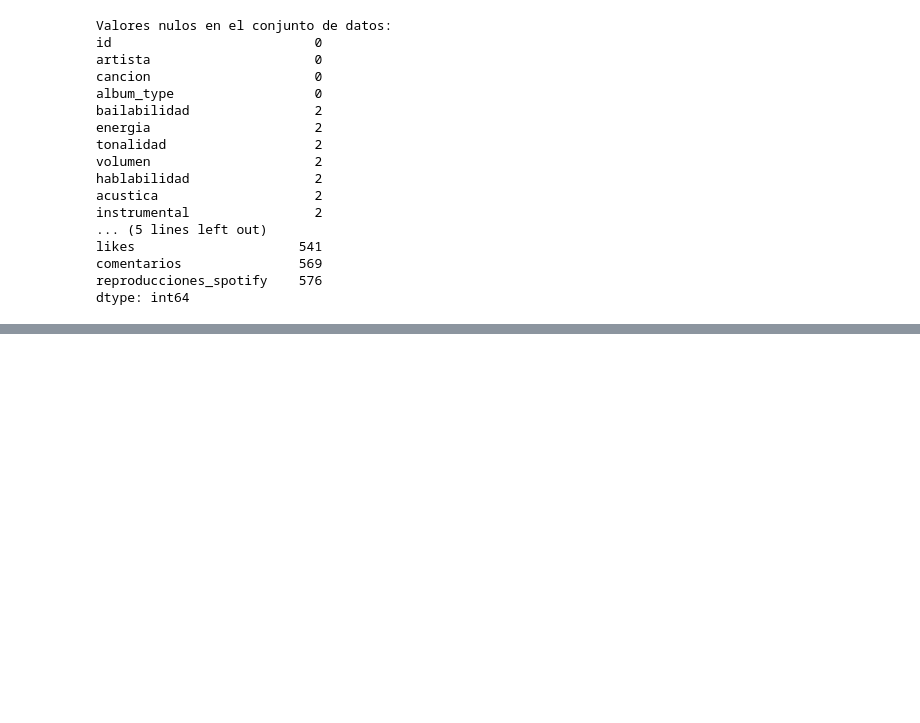
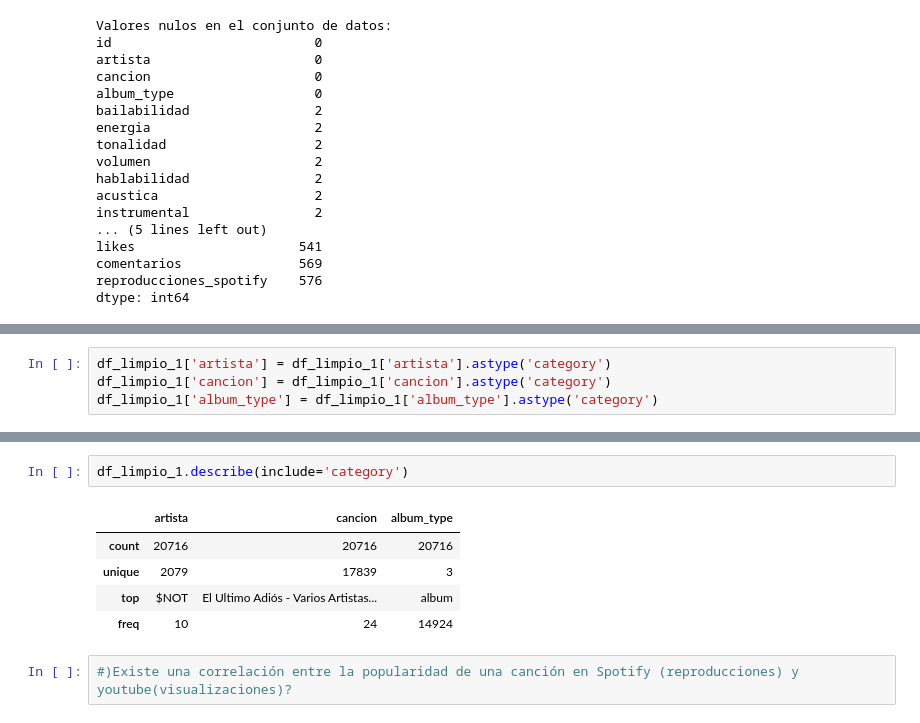
Before and after one commit to federico-700/TP1_spotify_youtube, a Jupyter notebook: Proyecto_spotify_youtube_parte_1_Domañski.ipynb, the cells around one changed output, grey strips where cells are left out. Cells and saved outputs as stored; diff of their text form; blank space fills up the shorter version.

```diff
--- a/Proyecto_spotify_youtube_parte_1_Domañski.ipynb
+++ b/Proyecto_spotify_youtube_parte_1_Domañski.ipynb
@@ -185,0 +269,4 @@ dtype: int64
+# %%
+df_limpio_1['artista'] = df_limpio_1['artista'].astype('category')
+df_limpio_1['cancion'] = df_limpio_1['cancion'].astype('category')
+df_limpio_1['album_type'] = df_limpio_1['album_type'].astype('category')
@@ -185,0 +289,10 @@ dtype: int64
+# %%
+df_limpio_1.describe(include='category')
+# %% [output]
+|  | artista | cancion | album_type |
+| count | 20716 | 20716 | 20716 |
+| unique | 2079 | 17839 | 3 |
+| top | $NOT | El Ultimo Adiós - Varios Artistas... | album |
+| freq | 10 | 24 | 14924 |
+# %%
+#)Existe una correlación entre la popularidad de una canción en Spotify (reproducciones) y youtube(visualizaciones)?
```
Also changed, not shown: parts of 5 cells of this notebook.
